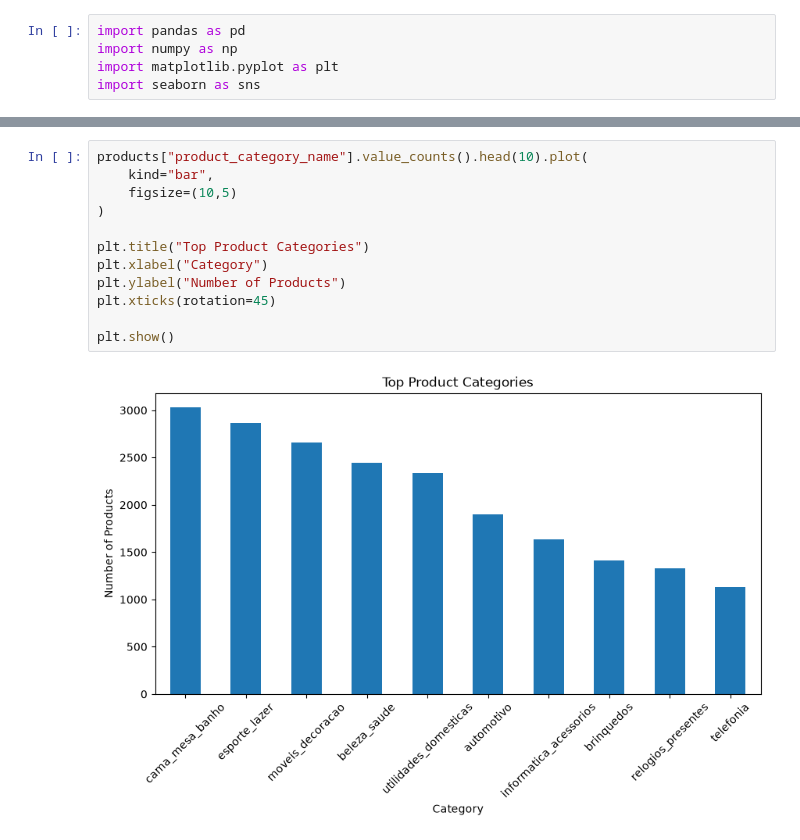
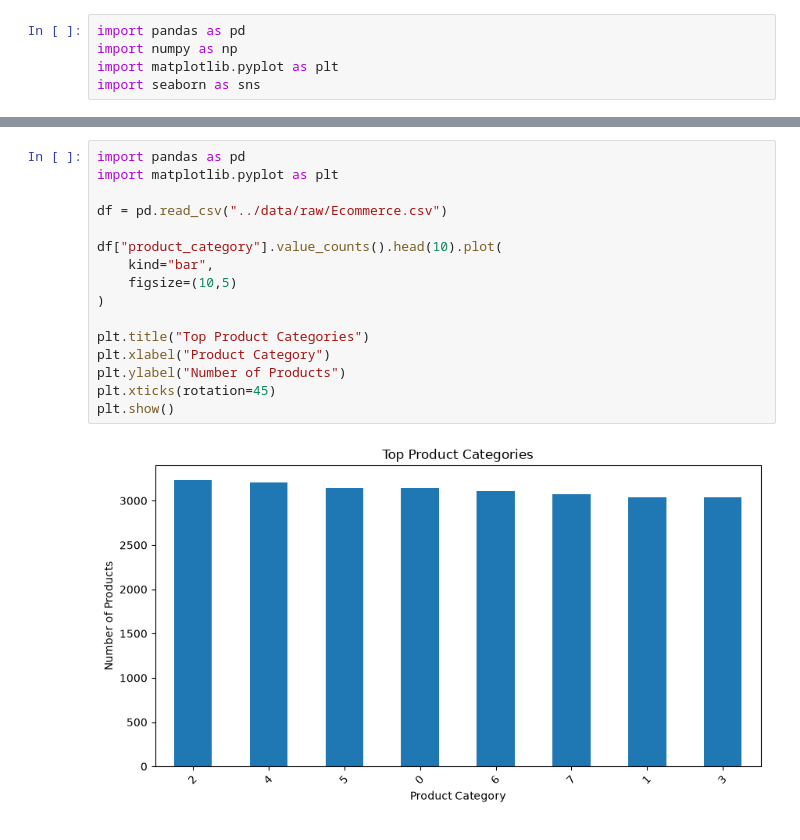
Before and after one commit to Sachin-kumar01/e-commerce-ai-assistant, a Jupyter notebook: notebooks/01_eda.ipynb, the cells around one changed output, grey strips where cells are left out. Saved outputs shown, nothing was run; the diff lists cells and outputs as text.

```diff
--- a/notebooks/01_eda.ipynb
+++ b/notebooks/01_eda.ipynb
@@ -109,16 +106,20 @@ fashion_bolsas_e_acessorios     849
 cool_stuff                      789
 Name: count, dtype: int64
 # %%
-products["product_category_name"].value_counts().head(10).plot(
+import pandas as pd
+import matplotlib.pyplot as plt
+
+df = pd.read_csv("../data/raw/Ecommerce.csv")
+
+df["product_category"].value_counts().head(10).plot(
     kind="bar",
     figsize=(10,5)
 )
 
 plt.title("Top Product Categories")
-plt.xlabel("Category")
+plt.xlabel("Product Category")
 plt.ylabel("Number of Products")
 plt.xticks(rotation=45)
-
 plt.show()
 # %% [output]
-[figure, old version]
+[figure, new version]
```
Also changed, not shown: parts of 6 cells of this notebook.
